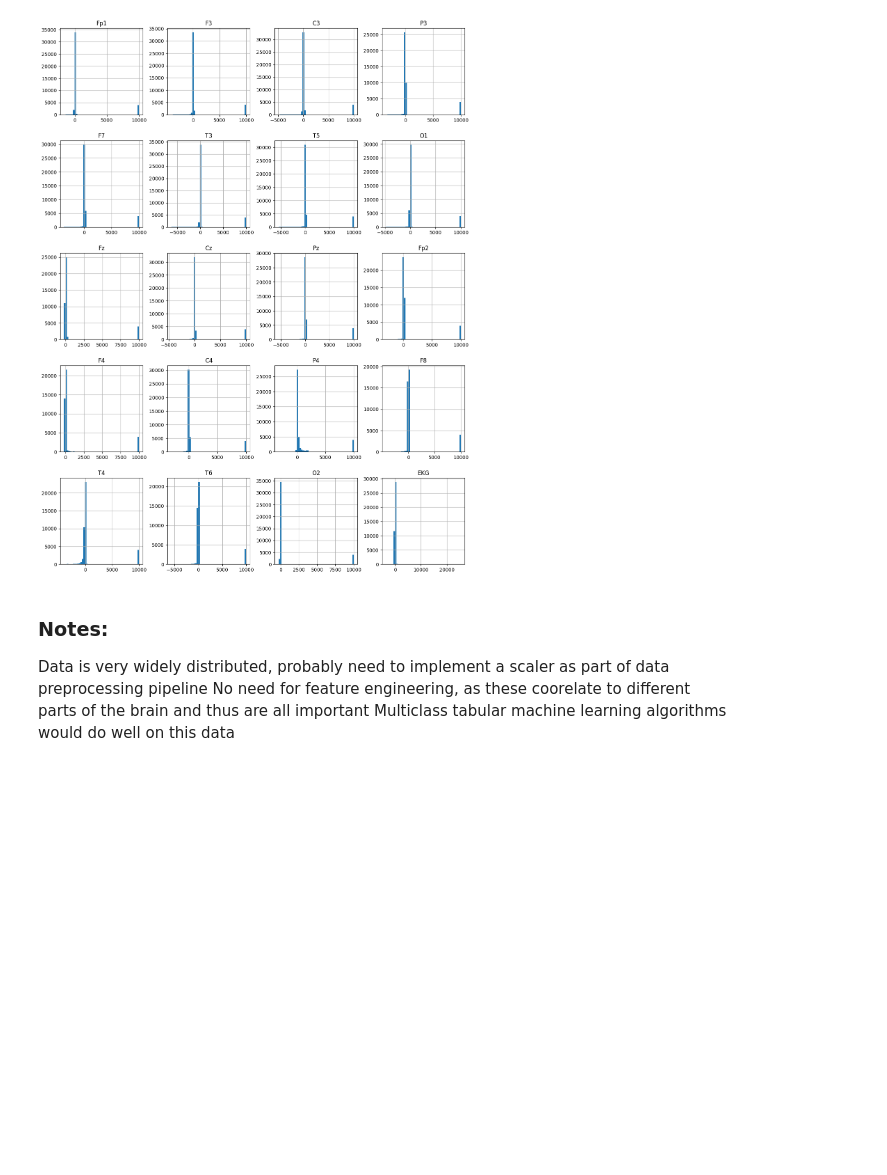
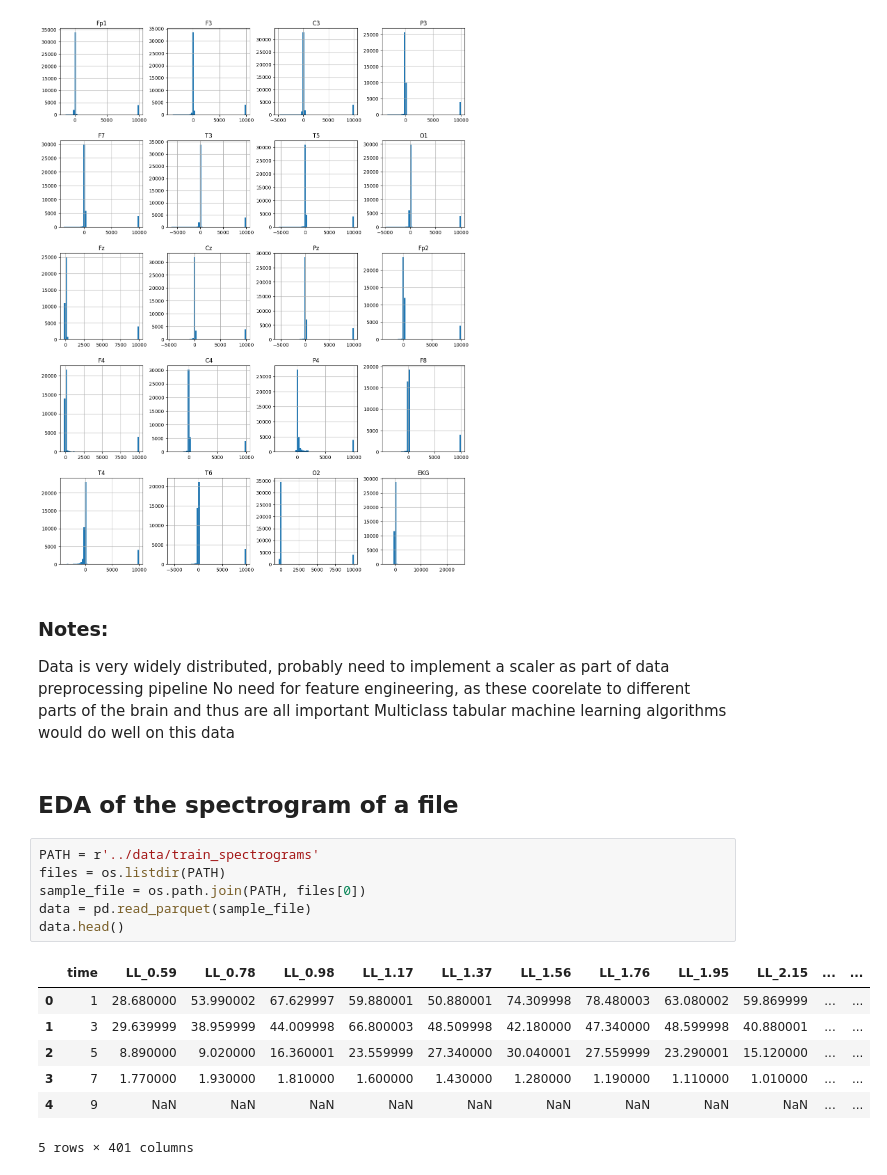
Before and after one commit to fengzhang789/Harmful-Brain-Activity-Classification, a Jupyter notebook: notebooks/exploratory-data-analysis.ipynb, the cells around one changed output. Saved outputs shown, nothing was run; the diff lists cells and outputs as text; blank space fills up the shorter version.

```diff
--- a/notebooks/exploratory-data-analysis.ipynb
+++ b/notebooks/exploratory-data-analysis.ipynb
@@ -93,3 +95,19 @@ array([[<Axes: title={'center': 'Fp1'}>, <Axes: title={'center': 'F3'}>,
 Data is very widely distributed, probably need to implement a scaler as part of data preprocessing pipeline
 No need for feature engineering, as these coorelate to different parts of the brain and thus are all important
 Multiclass tabular machine learning algorithms would do well on this data
+# %% [markdown]
+## EDA of the spectrogram of a file
+# %%
+PATH = r'../data/train_spectrograms'
+files = os.listdir(PATH)
+sample_file = os.path.join(PATH, files[0])
+data = pd.read_parquet(sample_file)
+data.head()
+# %% [output]
+|  | time | LL_0.59 | LL_0.78 | LL_0.98 | LL_1.17 | LL_1.37 | LL_1.56 | LL_1.76 | LL_1.95 | LL_2.15 | ... | ... |
+| 0 | 1 | 28.680000 | 53.990002 | 67.629997 | 59.880001 | 50.880001 | 74.309998 | 78.480003 | 63.080002 | 59.869999 | ... | ... |
+| 1 | 3 | 29.639999 | 38.959999 | 44.009998 | 66.800003 | 48.509998 | 42.180000 | 47.340000 | 48.599998 | 40.880001 | ... | ... |
+| 2 | 5 | 8.890000 | 9.020000 | 16.360001 | 23.559999 | 27.340000 | 30.040001 | 27.559999 | 23.290001 | 15.120000 | ... | ... |
+| 3 | 7 | 1.770000 | 1.930000 | 1.810000 | 1.600000 | 1.430000 | 1.280000 | 1.190000 | 1.110000 | 1.010000 | ... | ... |
+| 4 | 9 | NaN | NaN | NaN | NaN | NaN | NaN | NaN | NaN | NaN | ... | ... |
+5 rows × 401 columns
```
Also changed, not shown: parts of 9 cells of this notebook, 2 other files.
